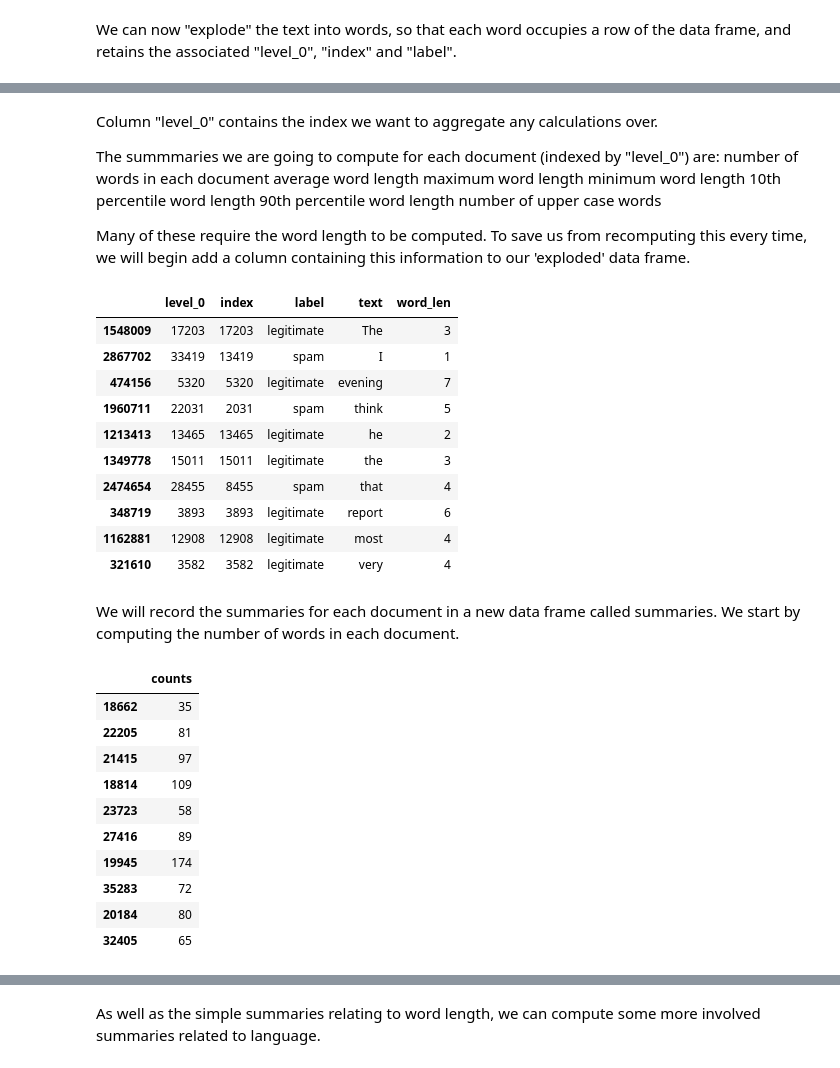
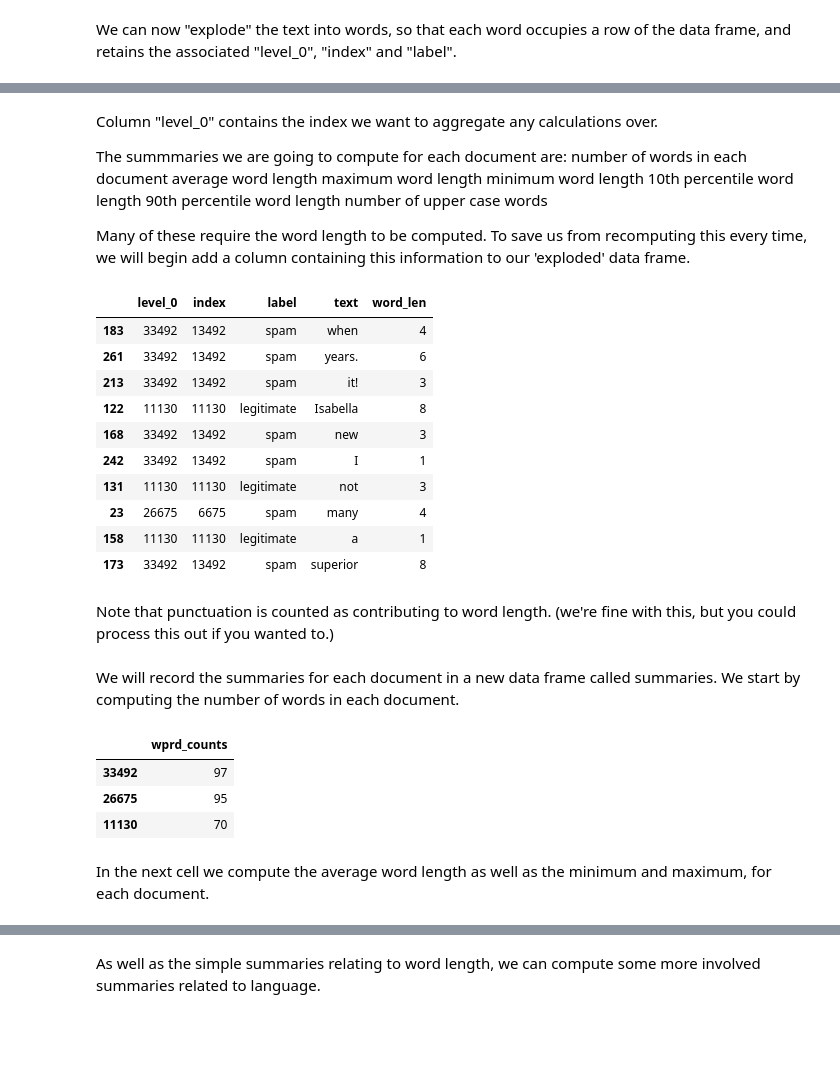
Before and after one commit to willb/openshift-ml-workflows-workshop, a Jupyter notebook: 02a-feature-engineering.ipynb, the cells around one changed output, grey strips where cells are left out. Saved outputs shown, nothing was run; the diff lists cells and outputs as text; code cells hidden in the pictures; blank space fills up the shorter version.

```diff
--- a/02a-feature-engineering.ipynb
+++ b/02a-feature-engineering.ipynb
@@ -8,0 +16,3 @@ df = pd.read_parquet("data/training.parquet")
+# %%
+pd.set_option('display.max_colwidth', -1) #ensures that all the text is visible
+df_samp
@@ -9,4 +24,5 @@ df = pd.read_parquet("data/training.parquet")
 # %%
+df_samp.reset_index(inplace=True)
+
 #note level and index coincide for the legitimate documents, but not for the spam -
     #for spam, index = level_0 mod 20,000
-df.reset_index(inplace=True)
@@ -28,6 +37,6 @@ df.sample(10)
 We can now "explode" the text into words, so that each word occupies a row of the data frame, and retains the associated "level_0", "index" and "label".
 # %%
 rows = []
-_ = df.apply(lambda row: [rows.append([row['level_0'], row['index'], row['label'], word])
+_ = df_samp.apply(lambda row: [rows.append([ row['level_0'], row['index'], row['label'], word])
                          for word in row.text.split()], axis=1)
-df_explode = pd.DataFrame(rows, columns=df.columns)
+df_samp_explode = pd.DataFrame(rows, columns=df_samp.columns)
@@ -47,7 +64,7 @@ df_explode[1:10]
 # %% [markdown]
 Column "level_0" contains the index we want to aggregate any calculations over.
 
-The summmaries we are going to compute for each document (indexed by "level_0") are:
+The summmaries we are going to compute for each document are:
     number of words in each document
     average word length
     maximum word length
@@ -59,21 +76,23 @@ The summmaries we are going to compute for each document (indexed by "level_0")
 
 Many of these require the word length to be computed. To save us from recomputing this every time, we will begin add a column containing this information to our 'exploded' data frame.
 # %%
-df_explode["word_len"] = df_explode["text"].apply(len)
+df_samp_explode["word_len"] = df_samp_explode["text"].apply(len)
 # %%
-df_explode.sample(10)
+df_samp_explode.sample(10)
 # %% [output]
 |  | level_0 | index | label | text | word_len |
-| 1548009 | 17203 | 17203 | legitimate | The | 3 |
-| 2867702 | 33419 | 13419 | spam | I | 1 |
-| 474156 | 5320 | 5320 | legitimate | evening | 7 |
-| 1960711 | 22031 | 2031 | spam | think | 5 |
-| 1213413 | 13465 | 13465 | legitimate | he | 2 |
-| 1349778 | 15011 | 15011 | legitimate | the | 3 |
-| 2474654 | 28455 | 8455 | spam | that | 4 |
-| 348719 | 3893 | 3893 | legitimate | report | 6 |
-| 1162881 | 12908 | 12908 | legitimate | most | 4 |
-| 321610 | 3582 | 3582 | legitimate | very | 4 |
+| 183 | 33492 | 13492 | spam | when | 4 |
+| 261 | 33492 | 13492 | spam | years. | 6 |
+| 213 | 33492 | 13492 | spam | it! | 3 |
+| 122 | 11130 | 11130 | legitimate | Isabella | 8 |
+| 168 | 33492 | 13492 | spam | new | 3 |
+| 242 | 33492 | 13492 | spam | I | 1 |
+| 131 | 11130 | 11130 | legitimate | not | 3 |
+| 23 | 26675 | 6675 | spam | many | 4 |
+| 158 | 11130 | 11130 | legitimate | a | 1 |
+| 173 | 33492 | 13492 | spam | superior | 8 |
+# %% [markdown]
+Note that punctuation is counted as contributing to word length. (we're fine with this, but you could process this out if you wanted to.)
 # %% [markdown]
 We will record the summaries for each document in a new data frame called summaries. We start by computing the number of words in each document.
 # %%
@@ -83,17 +102,12 @@ df_summaries = pd.DataFrame({'counts' :counts})
 # %%
-df_summaries.sample(10)
+df_summaries
 # %% [output]
-|  | counts |
-| 18662 | 35 |
-| 22205 | 81 |
-| 21415 | 97 |
-| 18814 | 109 |
-| 23723 | 58 |
-| 27416 | 89 |
-| 19945 | 174 |
-| 35283 | 72 |
-| 20184 | 80 |
-| 32405 | 65 |
+|  | wprd_counts |
+| 33492 | 97 |
+| 26675 | 95 |
+| 11130 | 70 |
+# %% [markdown]
+In the next cell we compute the average word length as well as the minimum and maximum, for each document.
 # %%
 df_summaries["av_wl"] = df_explode.groupby('level_0')['word_len'].mean() #average word length
 # %%
```
Also changed, not shown: parts of 13 cells of this notebook.
